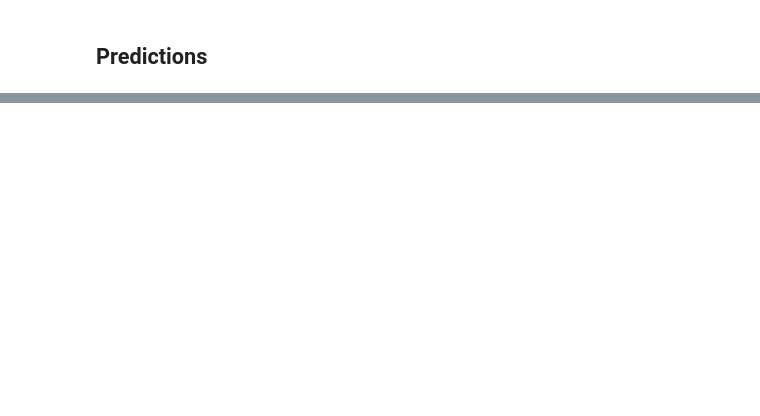
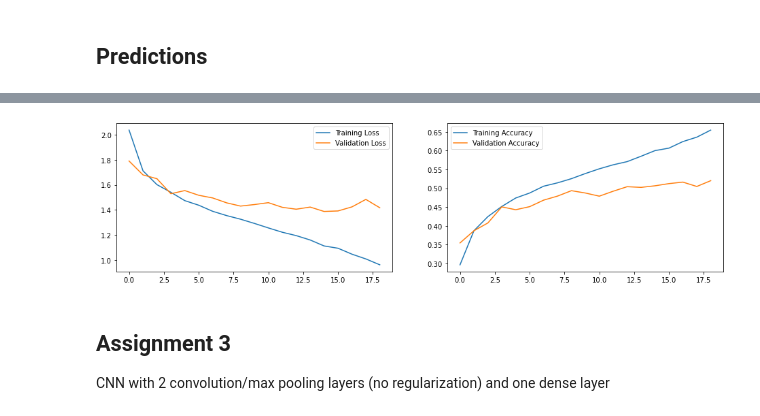
Before and after one commit to ramundson/MSDS_458_Public, a Jupyter notebook: MSDS458_Assignment_02/MSDS458_Assignment_02_20220325_v22_COLAB_Part1.ipynb, the cells around one changed output, grey strips where cells are left out. Cells and saved outputs as stored; diff of their text form; code cells hidden in the pictures; blank space fills up the shorter version.

```diff
--- a/MSDS458_Assignment_02/MSDS458_Assignment_02_20220325_v22_COLAB_Part1.ipynb
+++ b/MSDS458_Assignment_02/MSDS458_Assignment_02_20220325_v22_COLAB_Part1.ipynb
@@ -421,0 +795,8 @@ plt.show();
+# %%
+plot_hist(hist)
+# %% [output]
+[figure, added]
+# %% [markdown]
+## Assignment 3
+
+CNN with 2 convolution/max pooling layers (no regularization) and one dense layer
```
Also changed, not shown: parts of 65 cells of this notebook, 2 other files.
